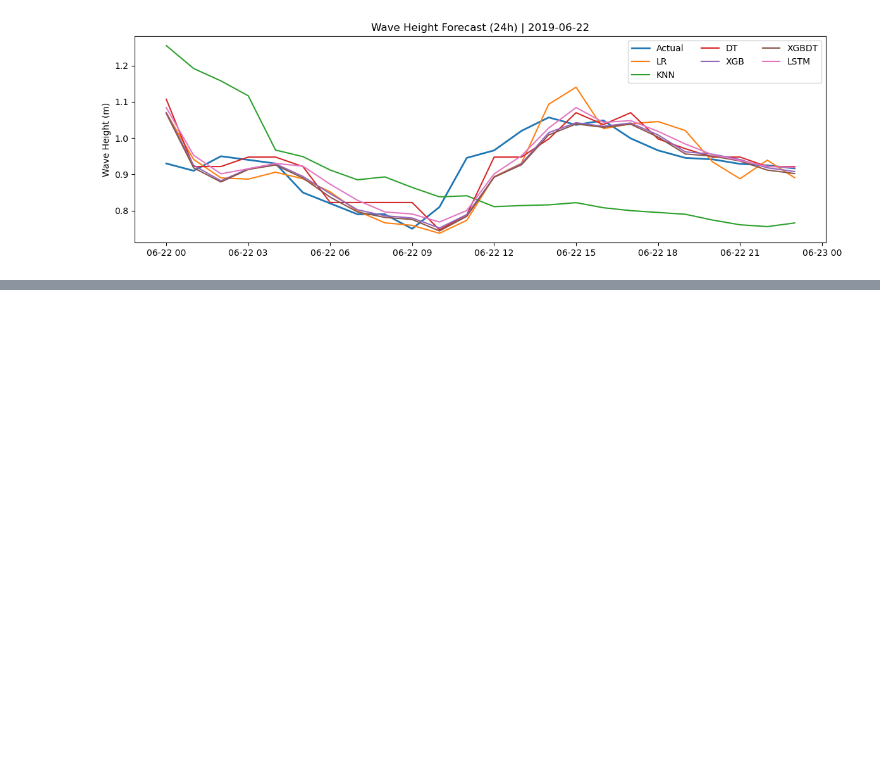
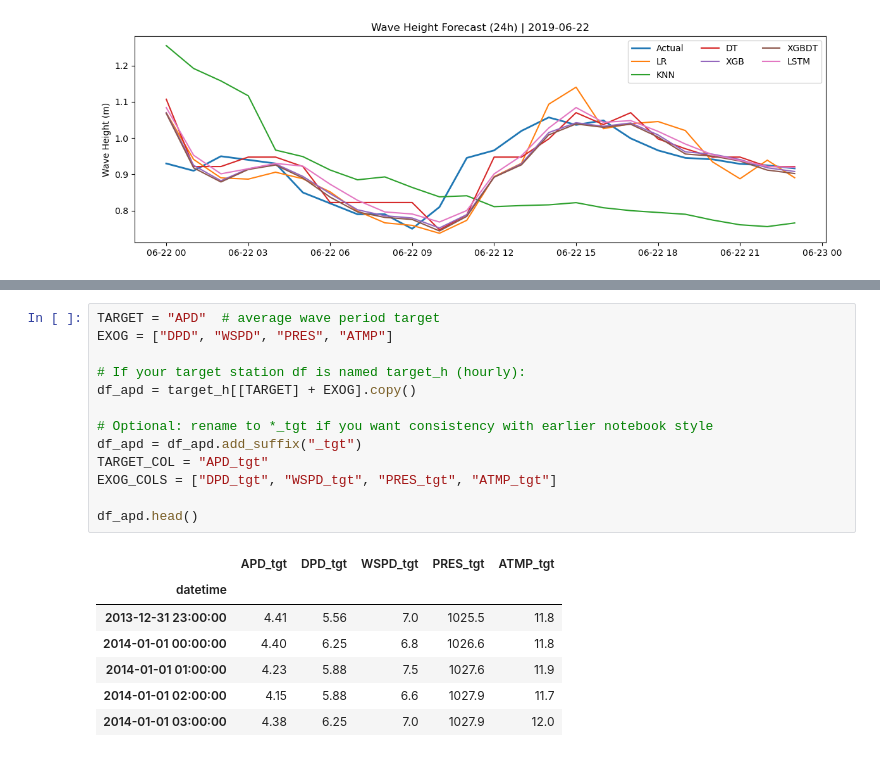
Before and after one commit to RichelCode/Wave-Energy-Forecasting, a Jupyter notebook: Imputing Neighbor Stations .ipynb, the cells around one changed output, grey strips where cells are left out. Drawn from its saved outputs; the diff is of its cells as text; blank space fills up the shorter version.

```diff
--- a/Imputing Neighbor Stations .ipynb
+++ b/Imputing Neighbor Stations .ipynb
@@ -860,0 +898,21 @@ plot_models_one_day(plot_df, day="2019-06-22")
+# %%
+TARGET = "APD"  # average wave period target
+EXOG = ["DPD", "WSPD", "PRES", "ATMP"]
+
+# If your target station df is named target_h (hourly):
+df_apd = target_h[[TARGET] + EXOG].copy()
+
+# Optional: rename to *_tgt if you want consistency with earlier notebook style
+df_apd = df_apd.add_suffix("_tgt")
+TARGET_COL = "APD_tgt"
+EXOG_COLS = ["DPD_tgt", "WSPD_tgt", "PRES_tgt", "ATMP_tgt"]
+
+df_apd.head()
+# %% [output]
+|  | APD_tgt | DPD_tgt | WSPD_tgt | PRES_tgt | ATMP_tgt |
+| datetime |  |  |  |  |  |
+| 2013-12-31 23:00:00 | 4.41 | 5.56 | 7.0 | 1025.5 | 11.8 |
+| 2014-01-01 00:00:00 | 4.40 | 6.25 | 6.8 | 1026.6 | 11.8 |
+| 2014-01-01 01:00:00 | 4.23 | 5.88 | 7.5 | 1027.6 | 11.9 |
+| 2014-01-01 02:00:00 | 4.15 | 5.88 | 6.6 | 1027.9 | 11.7 |
+| 2014-01-01 03:00:00 | 4.38 | 6.25 | 7.0 | 1027.9 | 12.0 |
```
Also changed, not shown: parts of 2 cells of this notebook.
